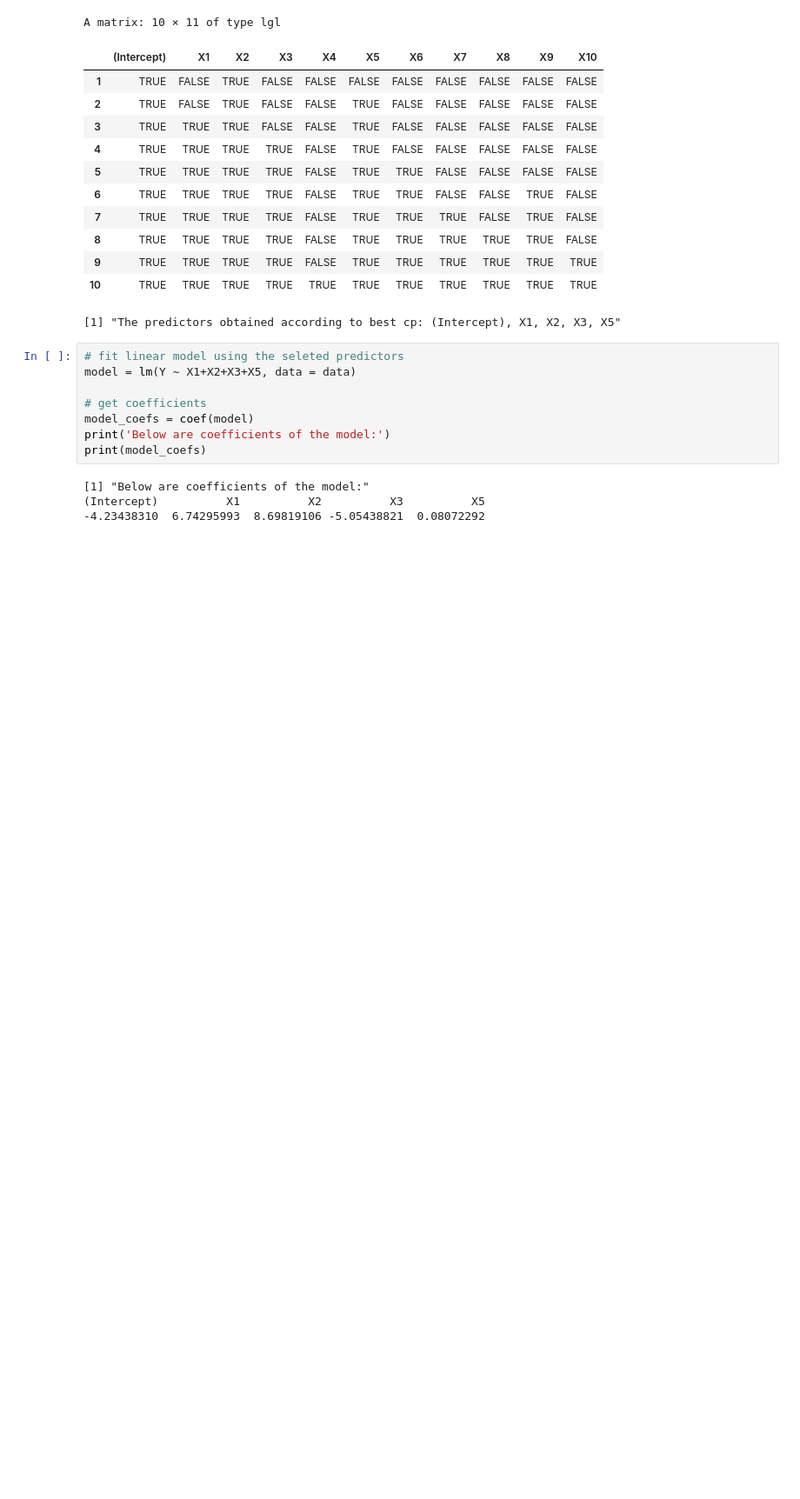
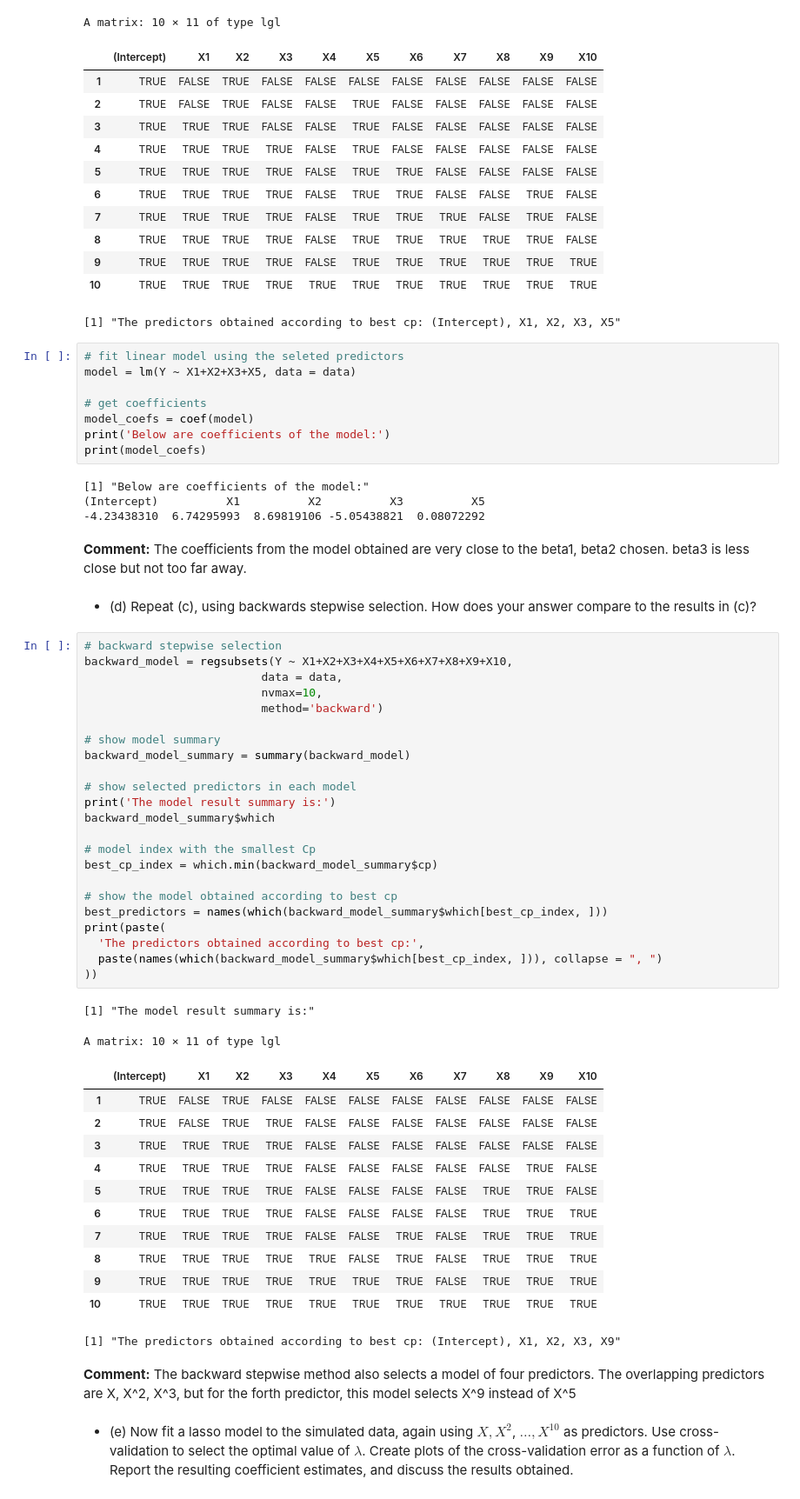
Before and after one commit to mw1296/DSAN5300, a Jupyter notebook: homeworks/HW-3/HW-3.ipynb, the cells around one changed output. Shown at 87% size. Cells and saved outputs as stored; diff of their text form; blank space fills up the shorter version.

```diff
--- a/homeworks/HW-3/HW-3.ipynb
+++ b/homeworks/HW-3/HW-3.ipynb
@@ -655,3 +664,49 @@ print(model_coefs)
 [1] "Below are coefficients of the model:"
 (Intercept)          X1          X2          X3          X5
 -4.23438310  6.74295993  8.69819106 -5.05438821  0.08072292
+# %% [markdown]
+**Comment:** The coefficients from the model obtained are very close to the beta1, beta2 chosen. beta3 is less close but not too far away.
+# %% [markdown]
+* (d) Repeat (c), using backwards stepwise selection. How does your answer compare to the results in (c)?
+# %%
+# backward stepwise selection
+backward_model = regsubsets(Y ~ X1+X2+X3+X4+X5+X6+X7+X8+X9+X10,
+                          data = data,
+                          nvmax=10,
+                          method='backward')
+
+# show model summary
+backward_model_summary = summary(backward_model)
+
+# show selected predictors in each model
+print('The model result summary is:')
+backward_model_summary$which
+
+# model index with the smallest Cp
+best_cp_index = which.min(backward_model_summary$cp)
+
+# show the model obtained according to best cp
+best_predictors = names(which(backward_model_summary$which[best_cp_index, ]))
+print(paste(
+  'The predictors obtained according to best cp:',
+  paste(names(which(backward_model_summary$which[best_cp_index, ])), collapse = ", ")
+))
+# %% [output]
+[1] "The model result summary is:"
+A matrix: 10 × 11 of type lgl
+|  | (Intercept) | X1 | X2 | X3 | X4 | X5 | X6 | X7 | X8 | X9 | X10 |
+| 1 | TRUE | FALSE | TRUE | FALSE | FALSE | FALSE | FALSE | FALSE | FALSE | FALSE | FALSE |
+| 2 | TRUE | FALSE | TRUE | TRUE | FALSE | FALSE | FALSE | FALSE | FALSE | FALSE | FALSE |
+| 3 | TRUE | TRUE | TRUE | TRUE | FALSE | FALSE | FALSE | FALSE | FALSE | FALSE | FALSE |
+| 4 | TRUE | TRUE | TRUE | TRUE | FALSE | FALSE | FALSE | FALSE | FALSE | TRUE | FALSE |
+| 5 | TRUE | TRUE | TRUE | TRUE | FALSE | FALSE | FALSE | FALSE | TRUE | TRUE | FALSE |
+| 6 | TRUE | TRUE | TRUE | TRUE | FALSE | FALSE | FALSE | FALSE | TRUE | TRUE | TRUE |
+| 7 | TRUE | TRUE | TRUE | TRUE | FALSE | FALSE | TRUE | FALSE | TRUE | TRUE | TRUE |
+| 8 | TRUE | TRUE | TRUE | TRUE | TRUE | FALSE | TRUE | FALSE | TRUE | TRUE | TRUE |
+| 9 | TRUE | TRUE | TRUE | TRUE | TRUE | TRUE | TRUE | FALSE | TRUE | TRUE | TRUE |
+| 10 | TRUE | TRUE | TRUE | TRUE | TRUE | TRUE | TRUE | TRUE | TRUE | TRUE | TRUE |
+[1] "The predictors obtained according to best cp: (Intercept), X1, X2, X3, X9"
+# %% [markdown]
+**Comment:** The backward stepwise method also selects a model of four predictors. The overlapping predictors are X, X^2, X^3, but for the forth predictor, this model selects X^9 instead of X^5
+# %% [markdown]
+* (e) Now fit a lasso model to the simulated data, again using $X, X^2$, $\ldots, X^{10}$ as predictors. Use cross-validation to select the optimal value of $\lambda$. Create plots of the cross-validation error as a function of $\lambda$. Report the resulting coefficient estimates, and discuss the results obtained.
```
Also changed, not shown: parts of 14 cells of this notebook.
